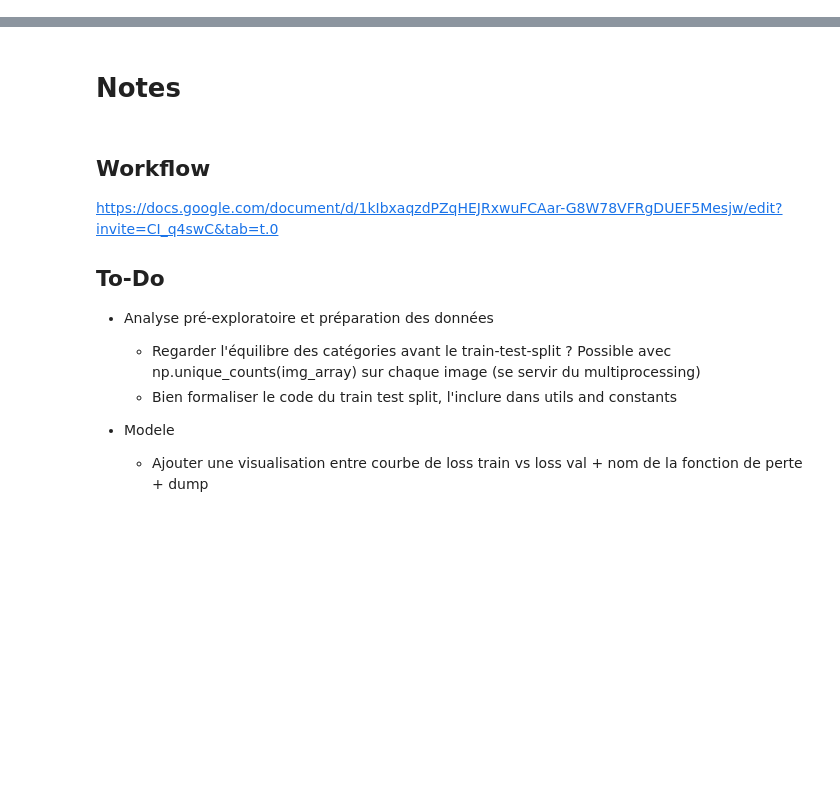
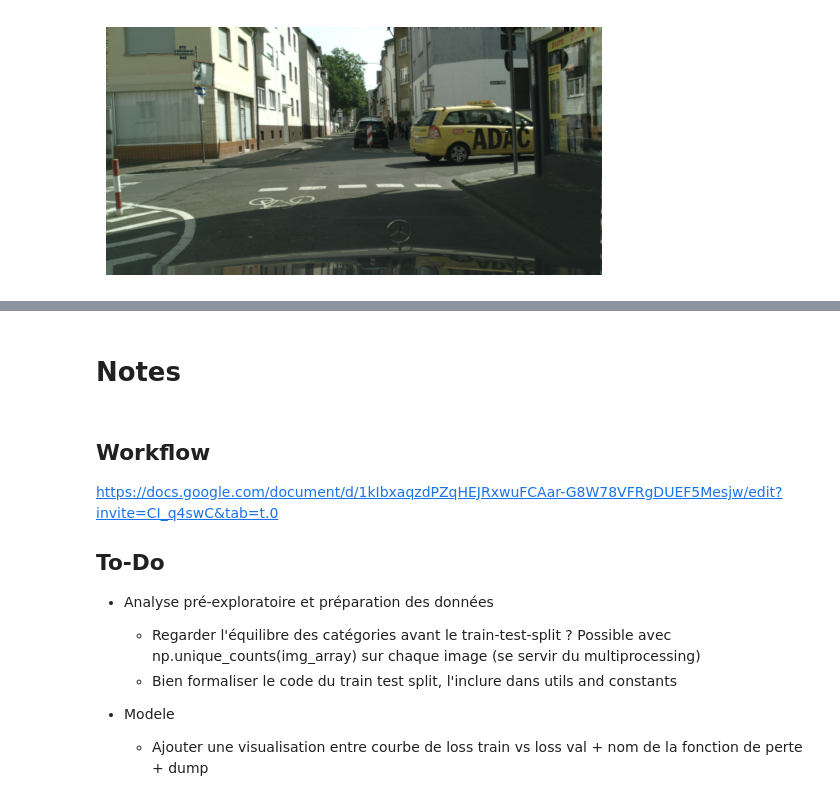
Before and after one commit to Hedredo/oc_p8, a Jupyter notebook: notebooks/notebook.ipynb, the cells around one changed output, grey strips where cells are left out. Saved outputs shown, nothing was run; the diff lists cells and outputs as text; code cells hidden in the pictures; blank space fills up the shorter version.

```diff
--- a/notebooks/notebook.ipynb
+++ b/notebooks/notebook.ipynb
@@ -0,0 +44,7 @@
+# %%
+img = plt.imread("../front/images/frankfurt_000000_000294_leftImg8bit.png")
+plt.imshow(img)
+plt.axis("off")
+plt.show()
+# %% [output]
+[figure, added]
```
Also changed, not shown: parts of 3 cells of this notebook.
